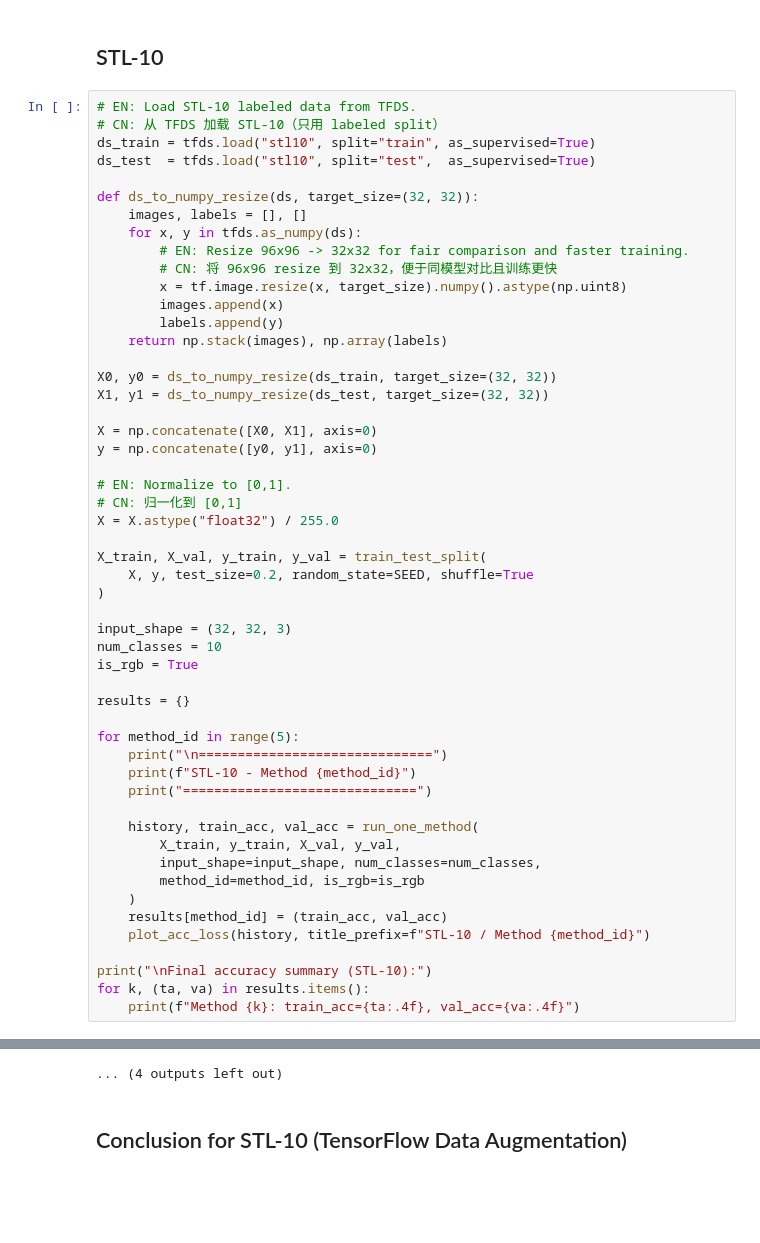
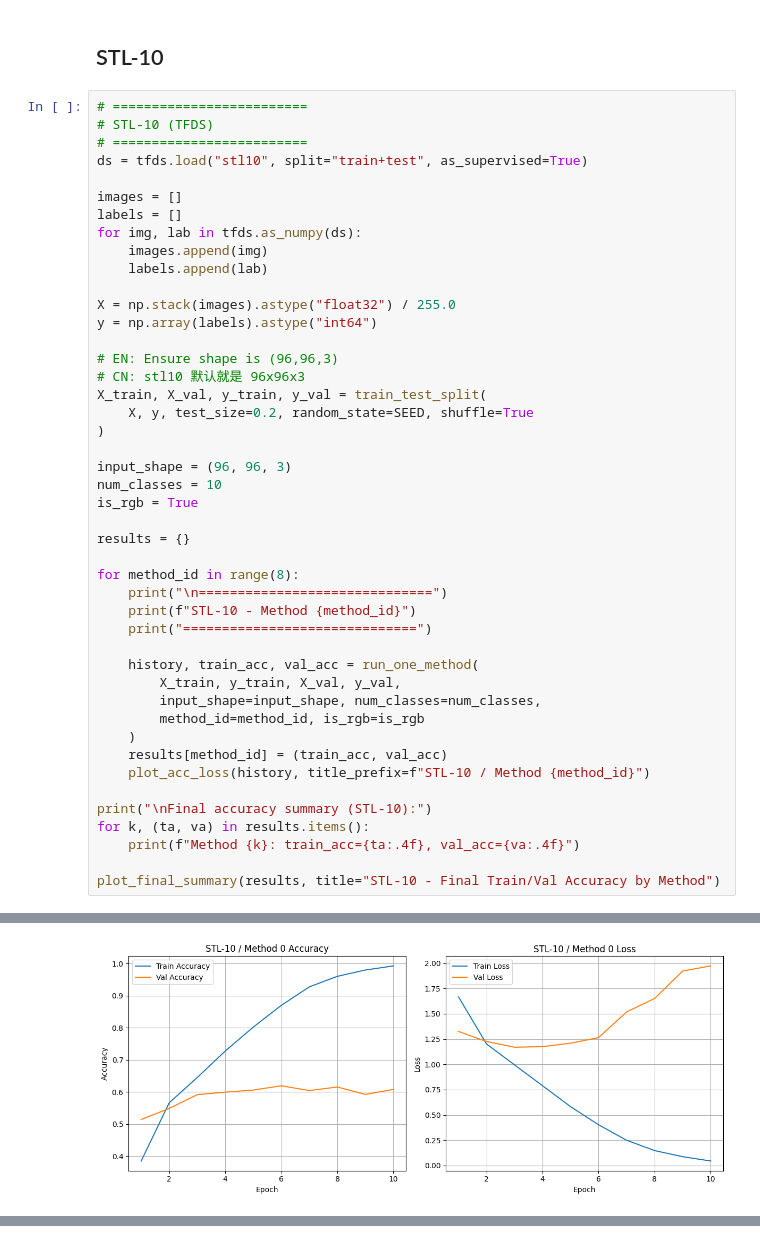
Before and after one commit to kartika-nair/ImageProcessing-COMP6235, a Jupyter notebook: Image Enrichment - Tensorflow/ImageEnrichment_Tensflow_STL-10.ipynb, the cells around one changed output, grey strips where cells are left out. Cells and saved outputs as stored; diff of their text form; blank space fills up the shorter version.

```diff
--- a/Image Enrichment - Tensorflow/ImageEnrichment_Tensflow_STL-10.ipynb
+++ b/Image Enrichment - Tensorflow/ImageEnrichment_Tensflow_STL-10.ipynb
@@ -147,42 +347,33 @@ def plot_acc_loss(history, title_prefix=""):
 # %% [markdown]
 ##  STL-10
 # %%
-# EN: Load STL-10 labeled data from TFDS.
-# CN: 从 TFDS 加载 STL-10（只用 labeled split）
-ds_train = tfds.load("stl10", split="train", as_supervised=True)
-ds_test  = tfds.load("stl10", split="test",  as_supervised=True)
+# =========================
+# STL-10 (TFDS)
+# =========================
+ds = tfds.load("stl10", split="train+test", as_supervised=True)
 
-def ds_to_numpy_resize(ds, target_size=(32, 32)):
-    images, labels = [], []
-    for x, y in tfds.as_numpy(ds):
-        # EN: Resize 96x96 -> 32x32 for fair comparison and faster training.
-        # CN: 将 96x96 resize 到 32x32，便于同模型对比且训练更快
-        x = tf.image.resize(x, target_size).numpy().astype(np.uint8)
-        images.append(x)
-        labels.append(y)
-    return np.stack(images), np.array(labels)
+images = []
+labels = []
+for img, lab in tfds.as_numpy(ds):
+    images.append(img)
+    labels.append(lab)
 
-X0, y0 = ds_to_numpy_resize(ds_train, target_size=(32, 32))
-X1, y1 = ds_to_numpy_resize(ds_test, target_size=(32, 32))
+X = np.stack(images).astype("float32") / 255.0
+y = np.array(labels).astype("int64")
 
-X = np.concatenate([X0, X1], axis=0)
-y = np.concatenate([y0, y1], axis=0)
-
-# EN: Normalize to [0,1].
-# CN: 归一化到 [0,1]
-X = X.astype("float32") / 255.0
-
+# EN: Ensure shape is (96,96,3)
+# CN: stl10 默认就是 96x96x3
 X_train, X_val, y_train, y_val = train_test_split(
     X, y, test_size=0.2, random_state=SEED, shuffle=True
 )
 
-input_shape = (32, 32, 3)
+input_shape = (96, 96, 3)
 num_classes = 10
 is_rgb = True
 
 results = {}
 
-for method_id in range(5):
+for method_id in range(8):
     print("\n==============================")
     print(f"STL-10 - Method {method_id}")
     print("==============================")
@@ -198,4 +389,6 @@ for method_id in range(5):
 print("\nFinal accuracy summary (STL-10):")
 for k, (ta, va) in results.items():
     print(f"Method {k}: train_acc={ta:.4f}, val_acc={va:.4f}")
+
+plot_final_summary(results, title="STL-10 - Final Train/Val Accuracy by Method")
 # %% [output]
@@ -204,0 +420 @@ Dl Completed...: 0 url [00:00, ? url/s]
+[figure, new version]
@@ -286,3 +493,0 @@ Epoch 10/10
-... (4 outputs left out)
-# %% [markdown]
-## Conclusion for STL-10 (TensorFlow Data Augmentation)
```
Also changed, not shown: parts of 6 cells of this notebook, 4 other files.
